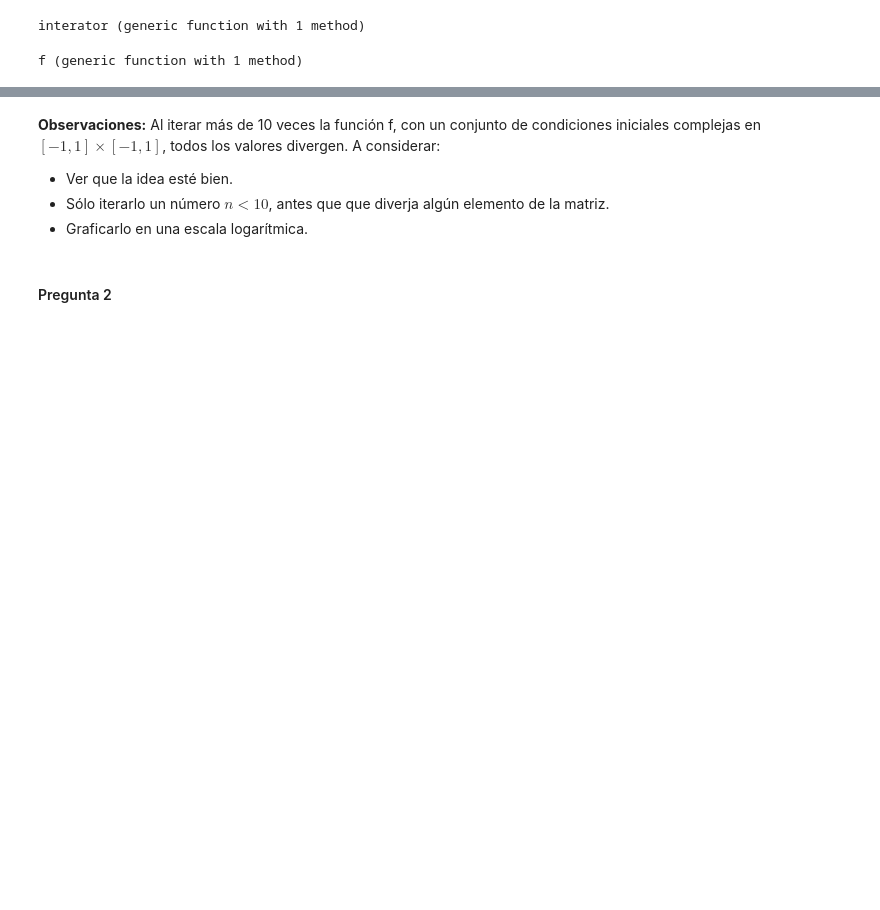
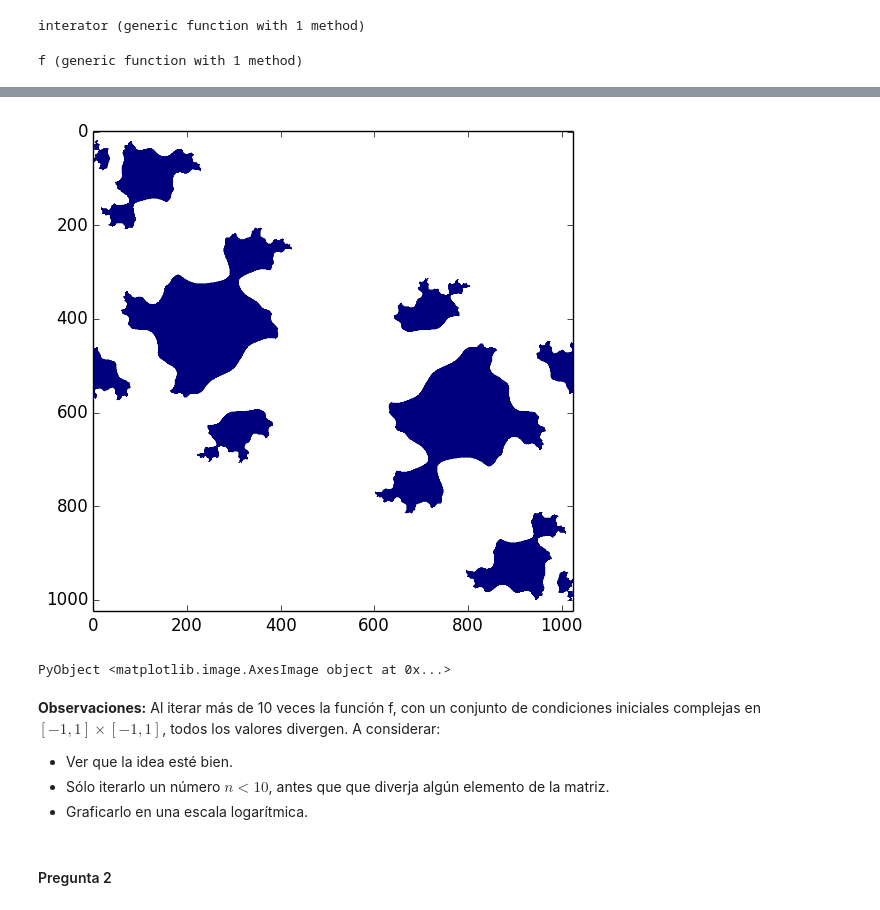
Before and after one commit to lbenet/2017-1_TSFisComp, a Jupyter notebook: tareas/claudio/Tarea_02_Miguel_Raz_Claudio_Pierard.ipynb, the cells around one changed output, grey strips where cells are left out. Saved outputs shown, nothing was run; the diff lists cells and outputs as text; code cells hidden in the pictures; blank space fills up the shorter version.

```diff
--- a/tareas/claudio/Tarea_02_Miguel_Raz_Claudio_Pierard.ipynb
+++ b/tareas/claudio/Tarea_02_Miguel_Raz_Claudio_Pierard.ipynb
@@ -107,3 +109,8 @@ Zf = interator(f, Z1, 20)
+# %%
+imshow(real(Zf))
+# %% [output]
+[figure, added]
+PyObject <matplotlib.image.AxesImage object at 0x...>
 # %% [markdown]
 **Observaciones:** Al iterar más de 10 veces la función f, con un conjunto de condiciones iniciales complejas en $[-1,1]\times [-1,1]$, todos los valores divergen. A considerar:
 - Ver que la idea esté bien.
```
Also changed, not shown: parts of 11 cells of this notebook.
